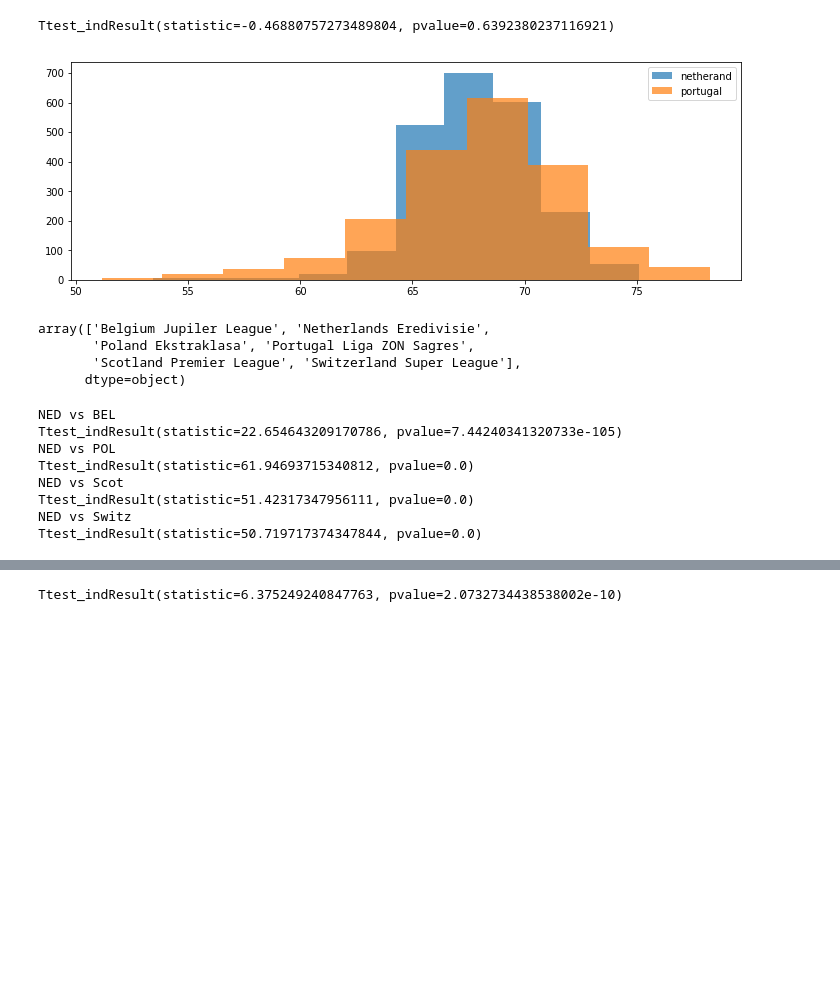
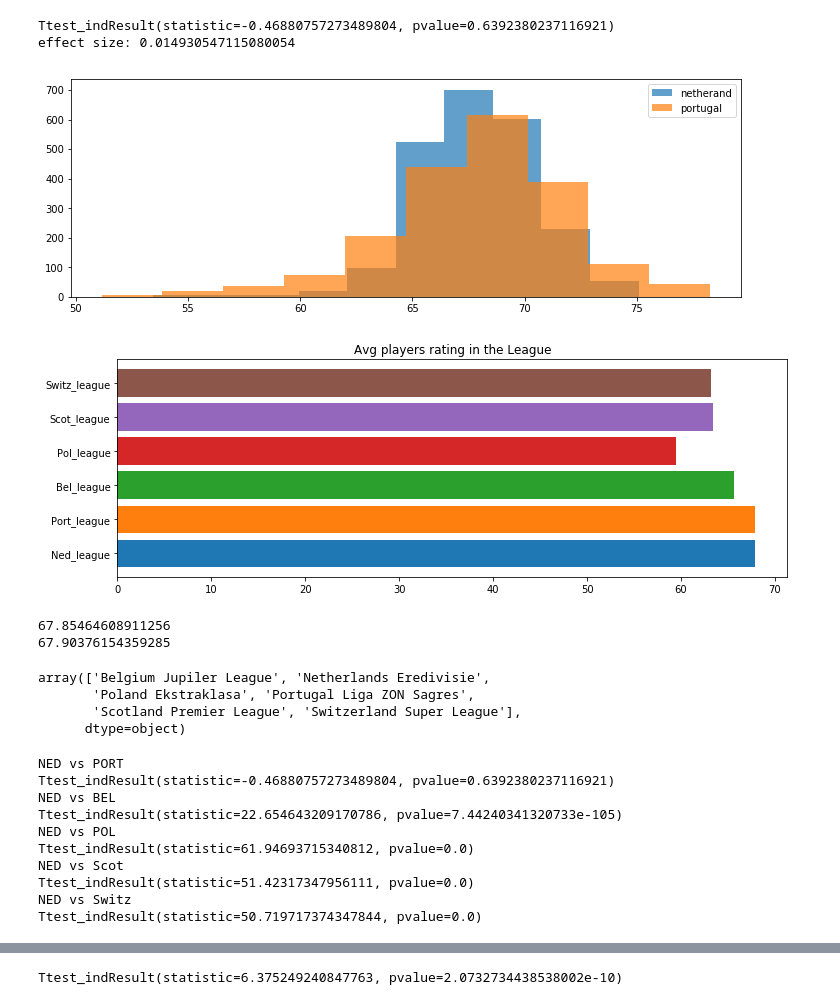
Before and after one commit to Jkim516/eurosoccer, a Jupyter notebook: Index_combined.ipynb, the cells around one changed output, grey strips where cells are left out. Drawn from its saved outputs; the diff is of its cells as text; code cells hidden in the pictures; blank space fills up the shorter version.

```diff
--- a/Index_combined.ipynb
+++ b/Index_combined.ipynb
@@ -23,7 +51,7 @@ ned_league_rating_df = ned_league_rating['avg_player_rating']
 port_league_rating_df = port_league_rating['avg_player_rating']
 # %%
 print(stats.ttest_ind(ned_league_rating_df, port_league_rating_df, equal_var=False))
-
+print(F"effect size:",Cohen_d(port_league_rating_df, ned_league_rating_df))
 fig, ax = plt.subplots(ncols=1, nrows=1, figsize=(12, 4))
 plt.hist(ned_league_rating_df, alpha=.7, label='netherand')
 plt.hist(port_league_rating_df, alpha=.7, label='portugal')
@@ -31,4 +59,5 @@ ax.legend(['netherand', 'portugal'])
 plt.show()
 # %% [output]
 Ttest_indResult(statistic=-0.46880757273489804, pvalue=0.6392380237116921)
+effect size: 0.014930547115080054
 [figure]
@@ -35,3 +68,27 @@ Ttest_indResult(statistic=-0.46880757273489804, pvalue=0.6392380237116921)
+# %%
+fig, ax = plt.subplots(figsize=(12, 4))
+plt.barh("Ned_league" , ned_league_rating_df.mean(), label='netherand')
+plt.barh("Port_league", port_league_rating_df.mean(), label='portugal')
+plt.barh("Bel_league" , bel_league_rating_df.mean(), label='belgium')
+plt.barh("Pol_league" , pol_league_rating_df.mean(), label='poland')
+plt.barh("Scot_league" , scot_league_rating_df.mean(), label='scotland')
+plt.barh("Switz_league" , switz_league_rating_df.mean(), label='swtizland')
+ax.set_title("Avg players rating in the League")
+# ax.legend(['netherand', 'portugal'])
+plt.show()
+# df.set_index('wins').plot(kind='barh', ax=axes[0])
+# axes[0].set_title('wins')
+
+# df.set_index('losses').plot(kind='barh', ax=axes[1])
+# axes[1].set_title('losses')
+# %% [output]
+[figure, added]
+# %%
+print(ned_league_rating_df.mean())
+print(port_league_rating_df.mean())
+# %% [output]
+67.85464608911256
+67.90376154359285
 # %%
 rating_df.league.unique()
 # %% [output]
@@ -50,15 +107,23 @@ pol_league_rating_df  = pol_league_rating['avg_player_rating']
 scot_league_rating_df = scot_league_rating['avg_player_rating']
 switz_league_rating_df = switz_league_rating['avg_player_rating']
 # %%
+print("NED vs PORT")
+print(stats.ttest_ind(ned_league_rating_df, port_league_rating_df, equal_var=False))
 print("NED vs BEL")
 print(stats.ttest_ind(ned_league_rating_df, bel_league_rating_df, equal_var=False))
+# print(F"effect size:",Cohen_d(ned_league_rating_df, bel_league_rating_df))
 print("NED vs POL")
 print(stats.ttest_ind(ned_league_rating_df, pol_league_rating_df, equal_var=False))
+# print(F"effect size:",Cohen_d(ned_league_rating_df, pol_league_rating_df))
 print("NED vs Scot")
 print(stats.ttest_ind(ned_league_rating_df, scot_league_rating_df, equal_var=False))
+# print(F"effect size:",Cohen_d(ned_league_rating_df, scot_league_rating_df))
 print("NED vs Switz")
 print(stats.ttest_ind(ned_league_rating_df, switz_league_rating_df, equal_var=False))
+# print(F"effect size:",Cohen_d(ned_league_rating_df, switz_league_rating_df))
 # %% [output]
+NED vs PORT
+Ttest_indResult(statistic=-0.46880757273489804, pvalue=0.6392380237116921)
 NED vs BEL
 Ttest_indResult(statistic=22.654643209170786, pvalue=7.44240341320733e-105)
 NED vs POL
```
Also changed, not shown: parts of 20 cells of this notebook, 1 other file.
